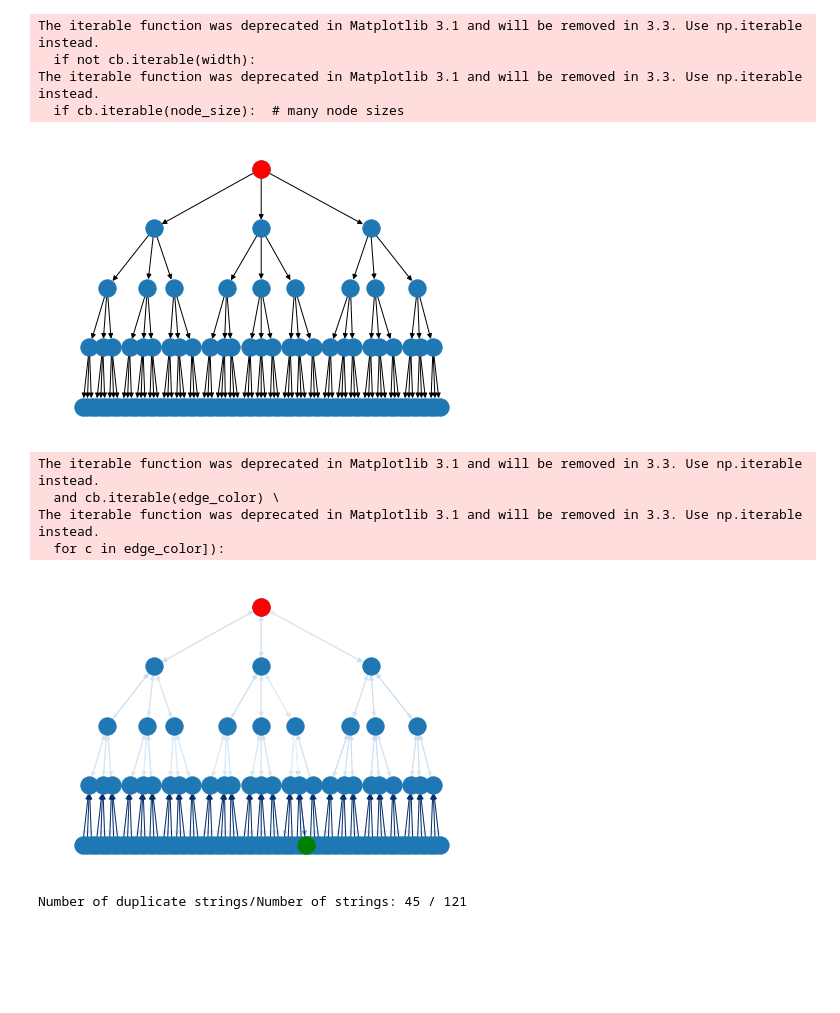
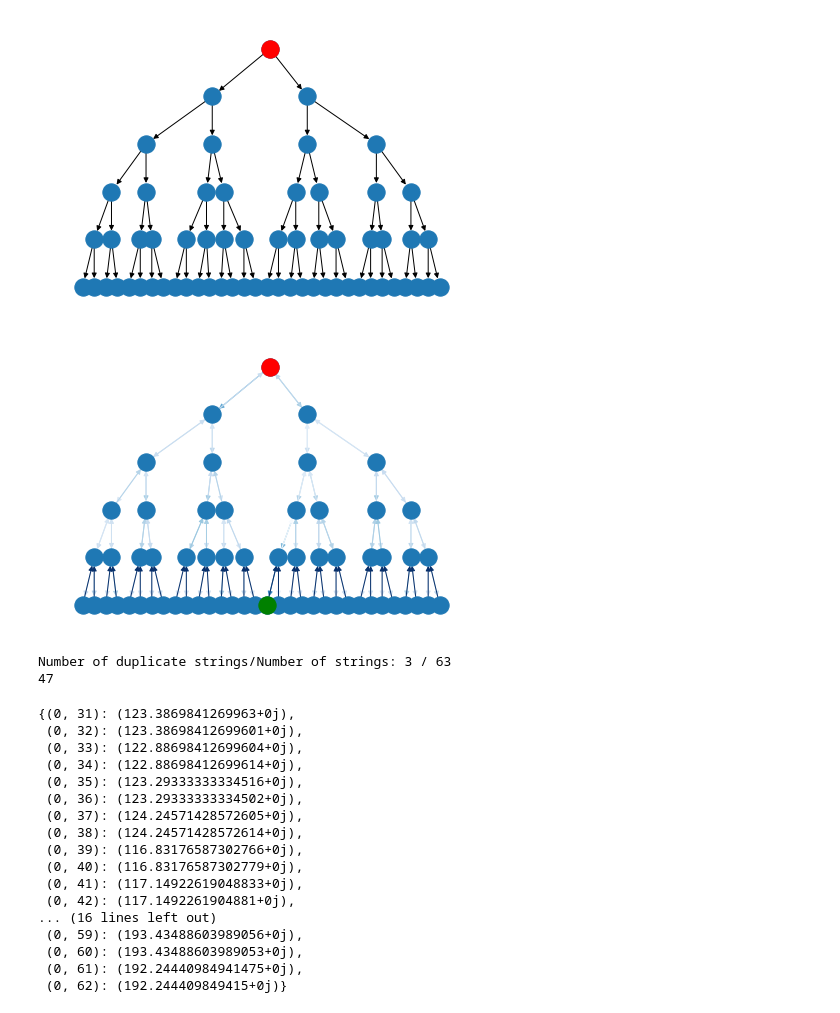
Before and after one commit to YPFoerster/pattern_walker, a Jupyter notebook: demonstrator.ipynb, the cells around one changed output. Cells and saved outputs as stored; diff of their text form; code cells hidden in the pictures; blank space fills up the shorter version.

```diff
--- a/demonstrator.ipynb
+++ b/demonstrator.ipynb
@@ -6,21 +6,17 @@ import numpy as np
 import matplotlib.pyplot as plt
 from networkx.drawing.nx_agraph import write_dot, graphviz_layout
 # %%
-offspring_factor=3
-height=4
+offspring_factor=2
+height=5
 H=nx.generators.classic.balanced_tree(offspring_factor,height)
 root=utils.list_degree_nodes(H,offspring_factor,1)[0]
 H,_=utils.directify(H,root)
 pos=graphviz_layout(H,prog='dot')
 nx.draw(H,pos)
 nx.draw_networkx_nodes(H,pos,nodelist=[root],node_color='r')
 plt.show()
 # %% [output]
-The iterable function was deprecated in Matplotlib 3.1 and will be removed in 3.3. Use np.iterable instead.
-  if not cb.iterable(width):
-The iterable function was deprecated in Matplotlib 3.1 and will be removed in 3.3. Use np.iterable instead.
-  if cb.iterable(node_size):  # many node sizes
-[figure, old version]
+[figure, new version]
 # %%
 #G=utils.random_dag(10,20)
 #root=np.random.choice(utils.sources(G))pos=graphviz_layout(G,prog='dot')
@@ -36,7 +32,7 @@ def show_pattern_deco(func):
     return wrapper
 #rw.mutate_pattern=show_pattern_deco(rw.mutate_pattern)
 # %%
-G=rw.patternWalker(H,root,20,0.05)
+G=rw.patternWalker(H,root,15,0.2)
 G.set_weights()
 pos=graphviz_layout(G,prog='dot')
 (edges,weights) = zip(*nx.get_edge_attributes(G,'prob').items())
@@ -45,16 +41,32 @@ nx.draw_networkx_nodes(G,pos,nodelist=[root],node_color='r')
 nx.draw_networkx_nodes(G,pos,nodelist=[G.target_node],node_color='g')
 plt.show()
 # %% [output]
-The iterable function was deprecated in Matplotlib 3.1 and will be removed in 3.3. Use np.iterable instead.
-  and cb.iterable(edge_color) \
-The iterable function was deprecated in Matplotlib 3.1 and will be removed in 3.3. Use np.iterable instead.
-  for c in edge_color]):
-[figure, old version]
+[figure, new version]
 # %%
 print('Number of duplicate strings/Number of strings:', G.num_pattern_duplicates(),'/',len(G))
 mfpts=utils.mfpt(G,[(root,b) for b in utils.leaves(G.hierarchy_backup)],'prob')
+print(G.target_node)
+mfpts
 # %% [output]
-Number of duplicate strings/Number of strings: 45 / 121
+Number of duplicate strings/Number of strings: 3 / 63
+47
+{(0, 31): (123.3869841269963+0j),
+ (0, 32): (123.38698412699601+0j),
+ (0, 33): (122.88698412699604+0j),
+ (0, 34): (122.88698412699614+0j),
+ (0, 35): (123.29333333334516+0j),
+ (0, 36): (123.29333333334502+0j),
+ (0, 37): (124.24571428572605+0j),
+ (0, 38): (124.24571428572614+0j),
+ (0, 39): (116.83176587302766+0j),
+ (0, 40): (116.83176587302779+0j),
+ (0, 41): (117.14922619048833+0j),
+ (0, 42): (117.1492261904881+0j),
+... (16 lines left out)
+ (0, 59): (193.43488603989056+0j),
+ (0, 60): (193.43488603989053+0j),
+ (0, 61): (192.24440984941475+0j),
+ (0, 62): (192.244409849415+0j)}
 # %%
 _=plt.hist(mfpts.values())
 # %% [output]
```
Also changed, not shown: parts of 6 cells of this notebook, 1 other file.
